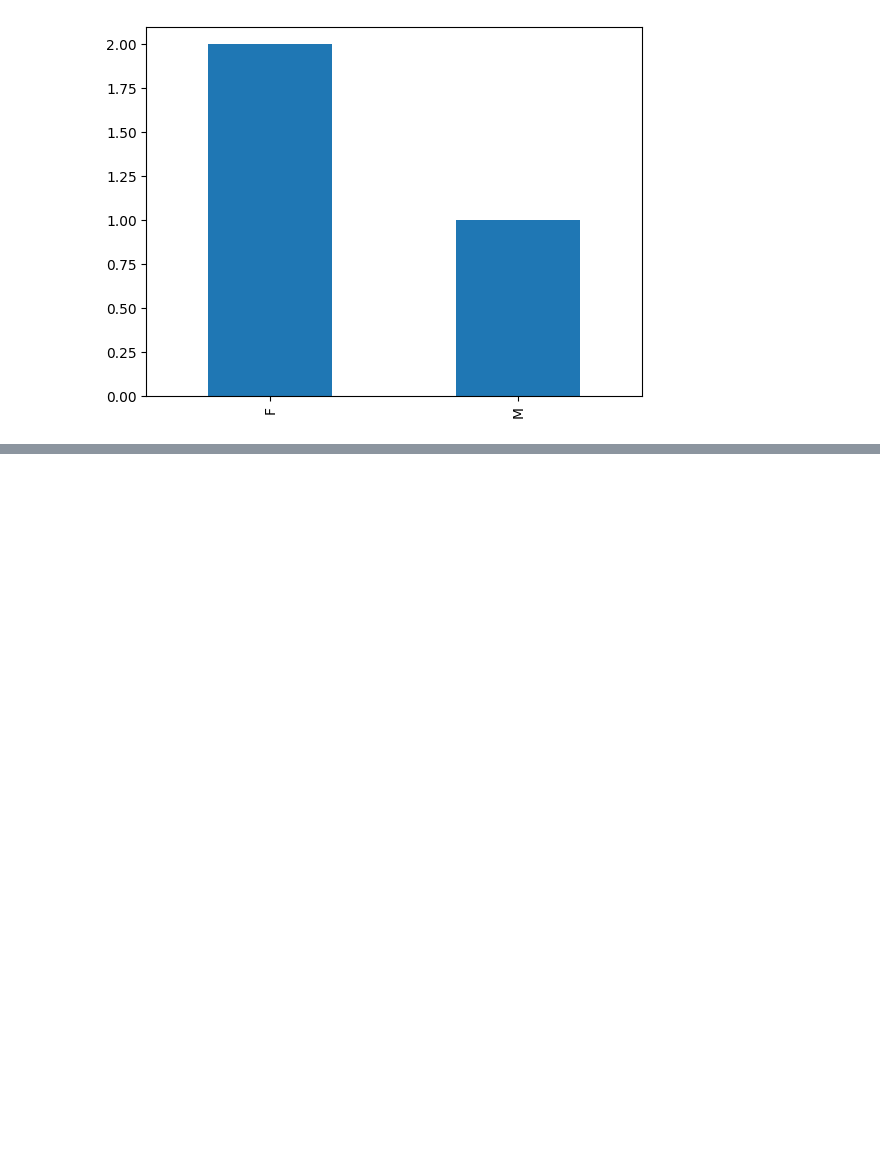
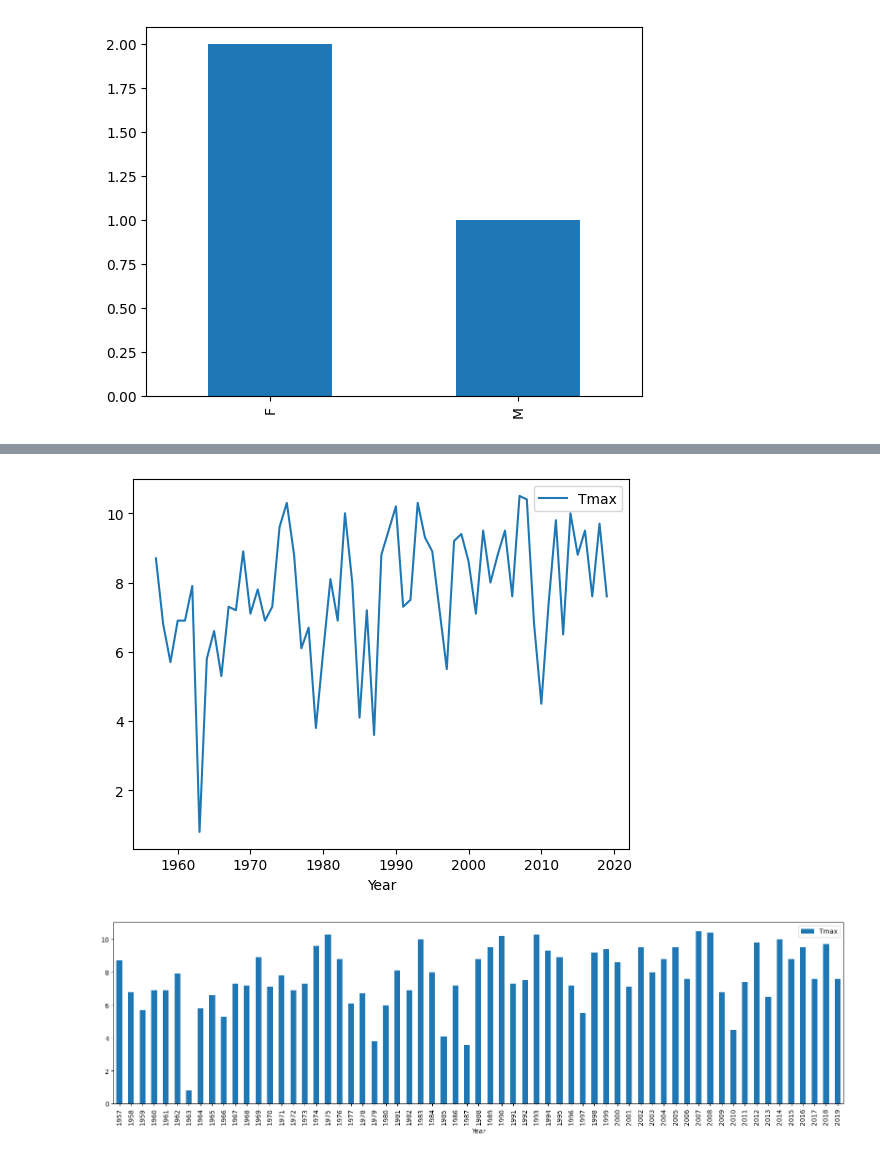
Before and after one commit to ericgbraz/COLAB_PED, a Jupyter notebook: PED_Aula_05.ipynb, the cells around one changed output, grey strips where cells are left out. Saved outputs shown, nothing was run; the diff lists cells and outputs as text; code cells hidden in the pictures; blank space fills up the shorter version.

```diff
--- a/PED_Aula_05.ipynb
+++ b/PED_Aula_05.ipynb
@@ -116,0 +143,10 @@ df['sexo'].value_counts().plot(kind = 'bar')
+# %%
+mesJaneiro = pd.read_sql('SELECT year, tmax FROM temperatura WHERE month = 1', conn)
+#Gráfico de linhas
+mesJaneiro.plot(y='Tmax', x = 'Year')
+
+#Gráfico de barras
+mesJaneiro.plot(y='Tmax', x = 'Year', kind = 'bar', figsize=(20,5));
+# %% [output]
+[figure, added]
+[figure, added]
```
Also changed, not shown: parts of 4 cells of this notebook.
